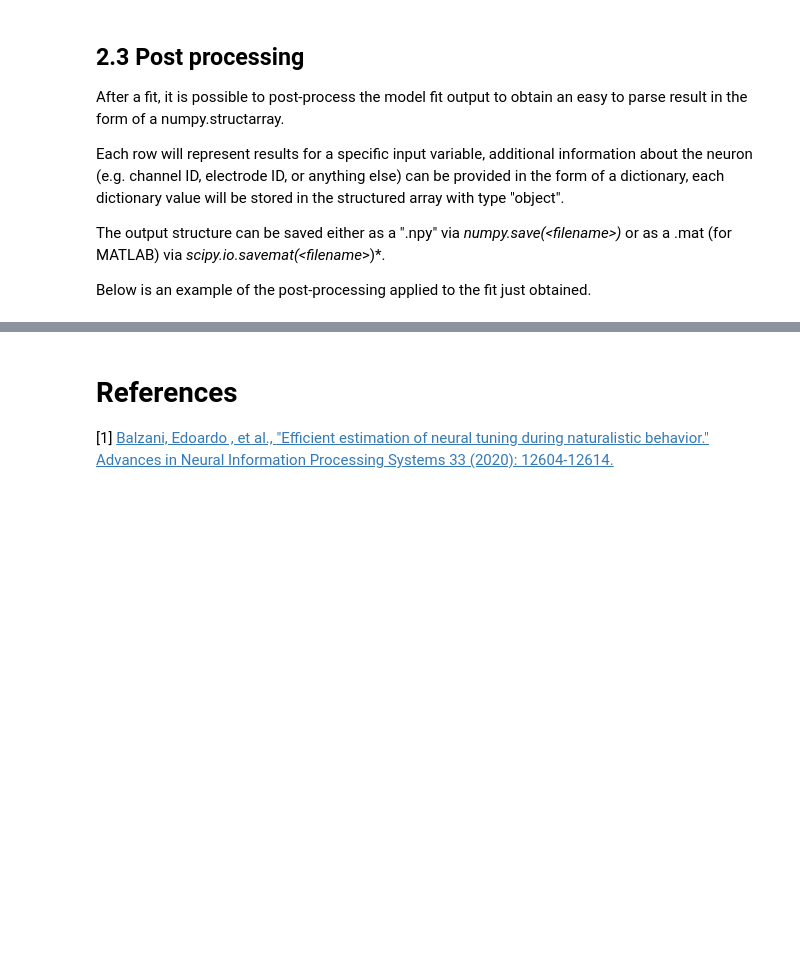
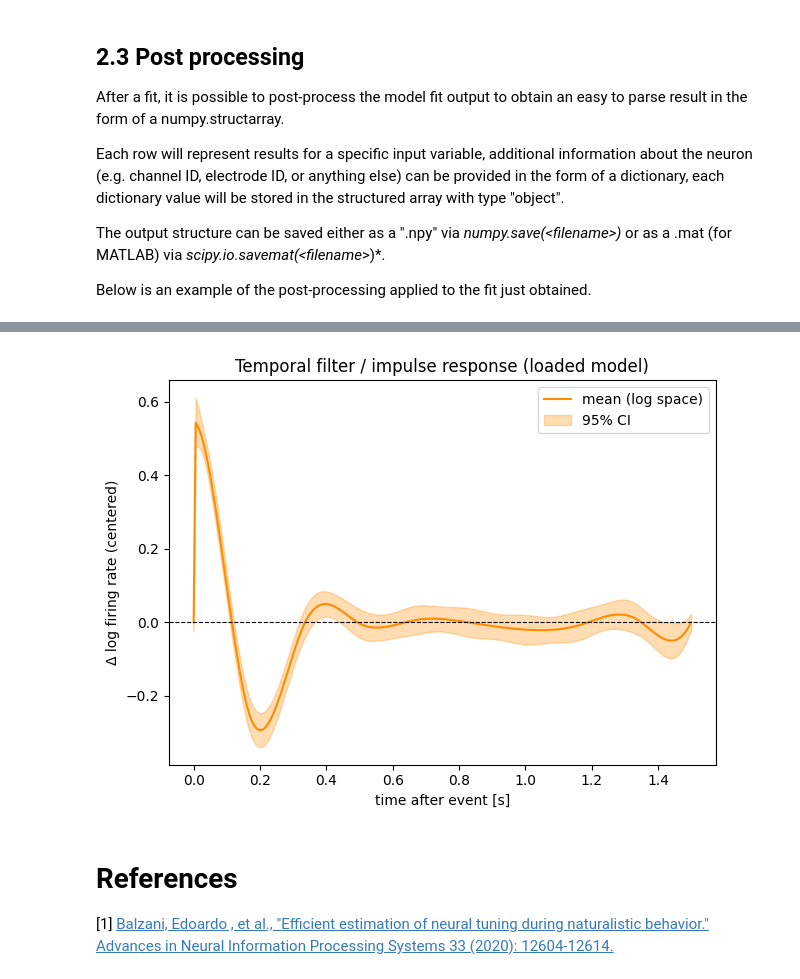
Before and after one commit to BalzaniEdoardo/PGAM, a Jupyter notebook: PGAM_Tutorial.ipynb, the cells around one changed output, grey strips where cells are left out. Cells and saved outputs as stored; diff of their text form; code cells hidden in the pictures; blank space fills up the shorter version.

```diff
--- a/PGAM_Tutorial.ipynb
+++ b/PGAM_Tutorial.ipynb
@@ -852,3 +944,35 @@ subject:         <class 'str'>
+# %%
+dim_kern  = loaded_model.smooth_info['temporal']['basis_kernel'].shape[0]
+impulse   = np.zeros(dim_kern)
+impulse[(dim_kern - 1) // 2] = 1                       # impulse at centre
+
+# time axis: 0 at the impulse, positive = after the event
+t_kernel  = (np.arange(dim_kern) - (dim_kern - 1) // 2) * loaded_model.time_bin
+
+filt_mean, filt_lo, filt_hi = loaded_model.smooth_compute([impulse], 'temporal')
+
+# for a causal kernel (direction == 1) keep only t >= 0 and zero-reference
+if loaded_model.smooth_info['temporal']['kernel_direction'] == 1:
+    sel       = t_kernel >= 0
+    baseline  = filt_mean[~sel][-1]          # value just before t=0
+    filt_mean = filt_mean[sel] - baseline
+    filt_lo   = filt_lo[sel]   - baseline
+    filt_hi   = filt_hi[sel]   - baseline
+    t_kernel  = t_kernel[sel]
+
+plt.figure()
+plt.title('Temporal filter / impulse response (loaded model)')
+plt.plot(t_kernel, filt_mean, color='darkorange', label='mean (log space)')
+plt.fill_between(t_kernel, filt_lo, filt_hi, alpha=0.3,
+                 color='darkorange', label='95% CI')
+plt.axhline(0, color='k', lw=0.8, ls='--')
+plt.xlabel('time after event [s]')
+plt.ylabel('Δ log firing rate (centered)')
+plt.legend()
+plt.tight_layout()
+plt.show()
+# %% [output]
+[figure, added]
 # %% [markdown]
 # References <a name="refs"></a>
 <a id="1">[1]</a>
```
Also changed, not shown: parts of 18 cells of this notebook, 1 other file.
